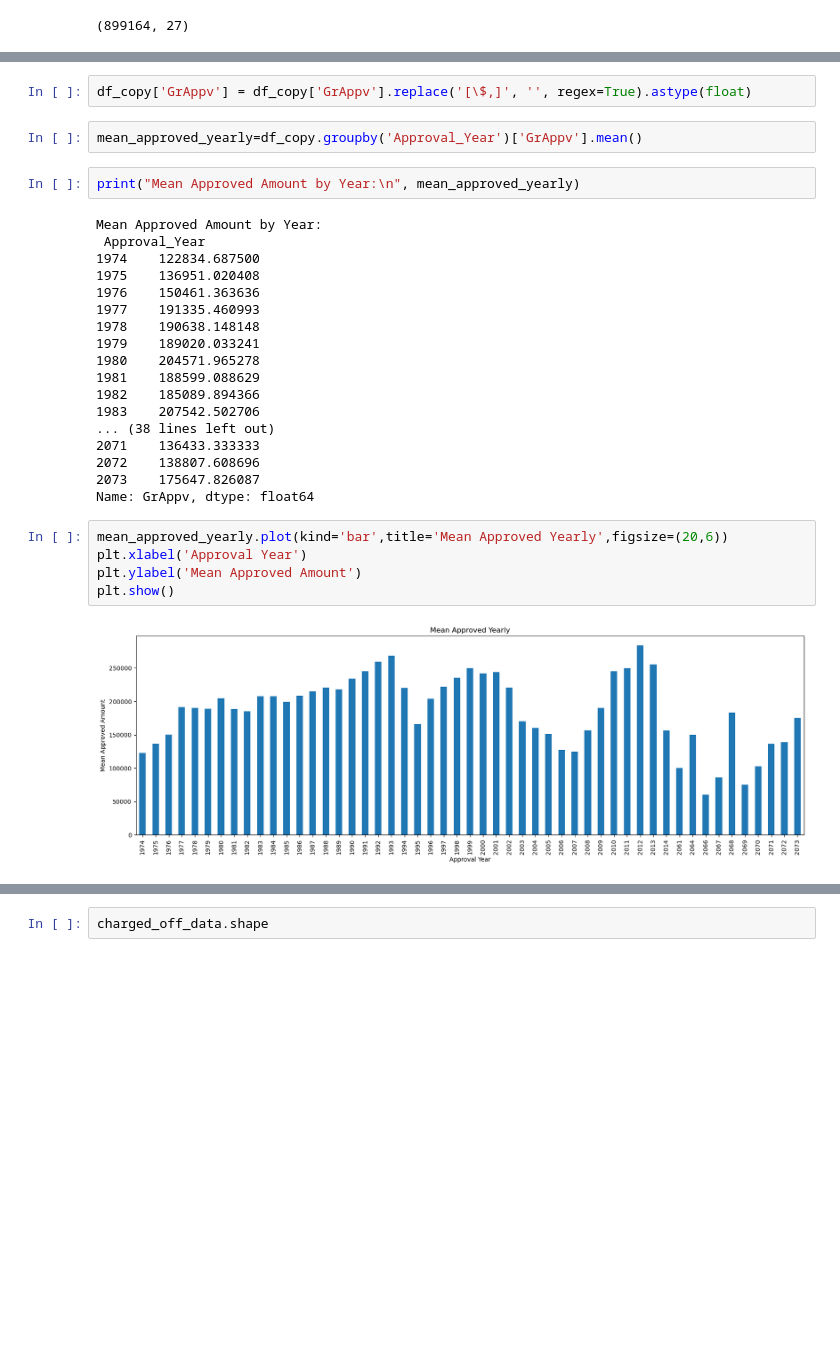
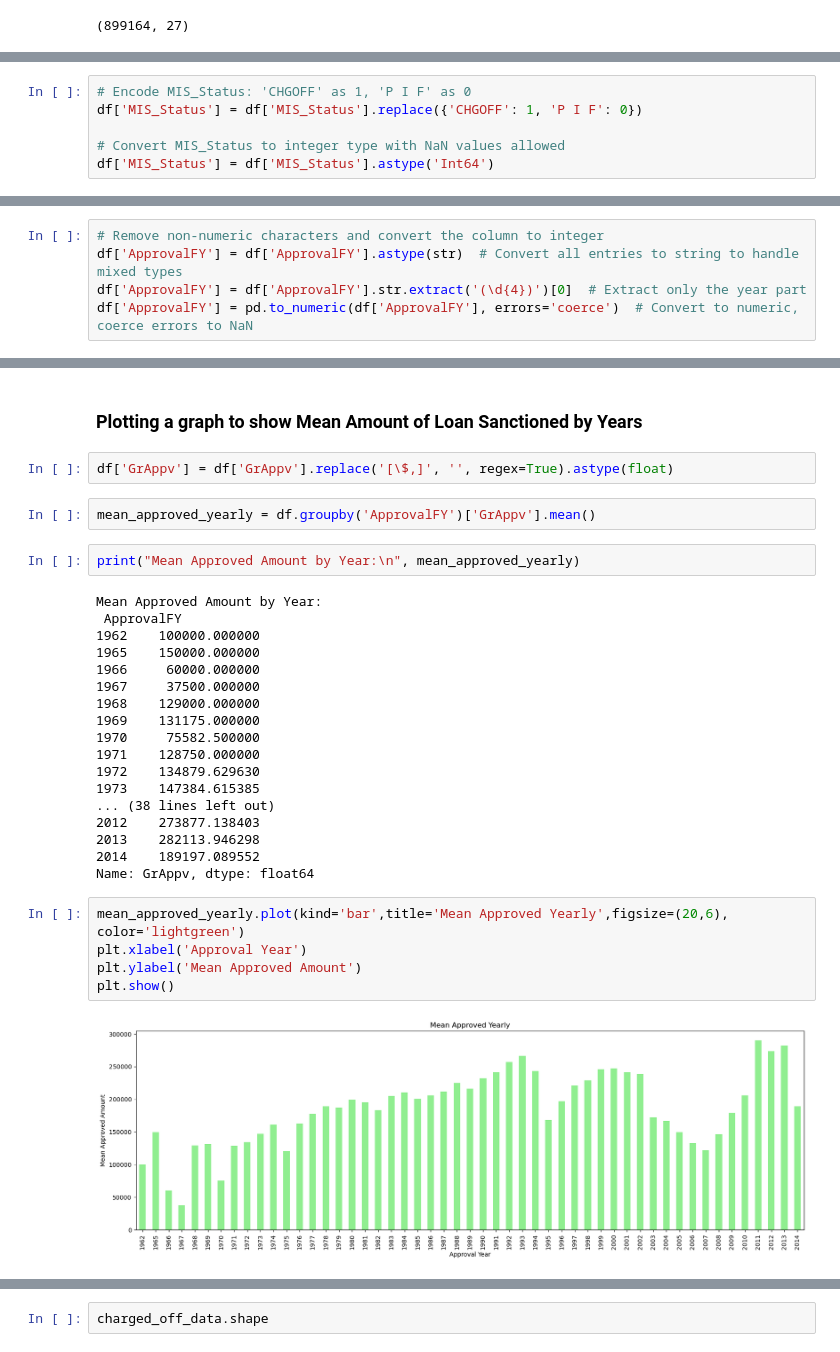
Before and after one commit to amogh2004/SBA-Loan-Default-Classification, a Jupyter notebook: DataExploration_Final.ipynb, the cells around one changed output, grey strips where cells are left out. Saved outputs shown, nothing was run; the diff lists cells and outputs as text; blank space fills up the shorter version.

```diff
--- a/DataExploration_Final.ipynb
+++ b/DataExploration_Final.ipynb
@@ -41,3 +64,9 @@ print(correlation_with_target)
+# %%
+# Encode MIS_Status: 'CHGOFF' as 1, 'P I F' as 0
+df['MIS_Status'] = df['MIS_Status'].replace({'CHGOFF': 1, 'P I F': 0})
+
+# Convert MIS_Status to integer type with NaN values allowed
+df['MIS_Status'] = df['MIS_Status'].astype('Int64')
 # %%
 df['MIS_Status'].unique()
 # %% [output]
@@ -70,0 +82,5 @@ df_copy
+# %%
+# Remove non-numeric characters and convert the column to integer
+df['ApprovalFY'] = df['ApprovalFY'].astype(str)  # Convert all entries to string to handle mixed types
+df['ApprovalFY'] = df['ApprovalFY'].str.extract('(\d{4})')[0]  # Extract only the year part
+df['ApprovalFY'] = pd.to_numeric(df['ApprovalFY'], errors='coerce')  # Convert to numeric, coerce errors to NaN
@@ -80,31 +101,33 @@ plt.show()
+# %% [markdown]
+### Plotting a graph to show Mean Amount of Loan Sanctioned by Years
 # %%
-df_copy['GrAppv'] = df_copy['GrAppv'].replace('[\$,]', '', regex=True).astype(float)
+df['GrAppv'] = df['GrAppv'].replace('[\$,]', '', regex=True).astype(float)
 # %%
-mean_approved_yearly=df_copy.groupby('Approval_Year')['GrAppv'].mean()
+mean_approved_yearly = df.groupby('ApprovalFY')['GrAppv'].mean()
 # %%
 print("Mean Approved Amount by Year:\n", mean_approved_yearly)
 # %% [output]
 Mean Approved Amount by Year:
- Approval_Year
-1974    122834.687500
-1975    136951.020408
-1976    150461.363636
-1977    191335.460993
-1978    190638.148148
-1979    189020.033241
-1980    204571.965278
-1981    188599.088629
-1982    185089.894366
-1983    207542.502706
+ ApprovalFY
+1962    100000.000000
+1965    150000.000000
+1966     60000.000000
+1967     37500.000000
+1968    129000.000000
+1969    131175.000000
+1970     75582.500000
+1971    128750.000000
+1972    134879.629630
+1973    147384.615385
 ... (38 lines left out)
-2071    136433.333333
-2072    138807.608696
-2073    175647.826087
+2012    273877.138403
+2013    282113.946298
+2014    189197.089552
 Name: GrAppv, dtype: float64
 # %%
-mean_approved_yearly.plot(kind='bar',title='Mean Approved Yearly',figsize=(20,6))
+mean_approved_yearly.plot(kind='bar',title='Mean Approved Yearly',figsize=(20,6), color='lightgreen')
 plt.xlabel('Approval Year')
 plt.ylabel('Mean Approved Amount')
 plt.show()
 # %% [output]
-[figure, old version]
+[figure, new version]
```
Also changed, not shown: parts of 81 cells of this notebook.
